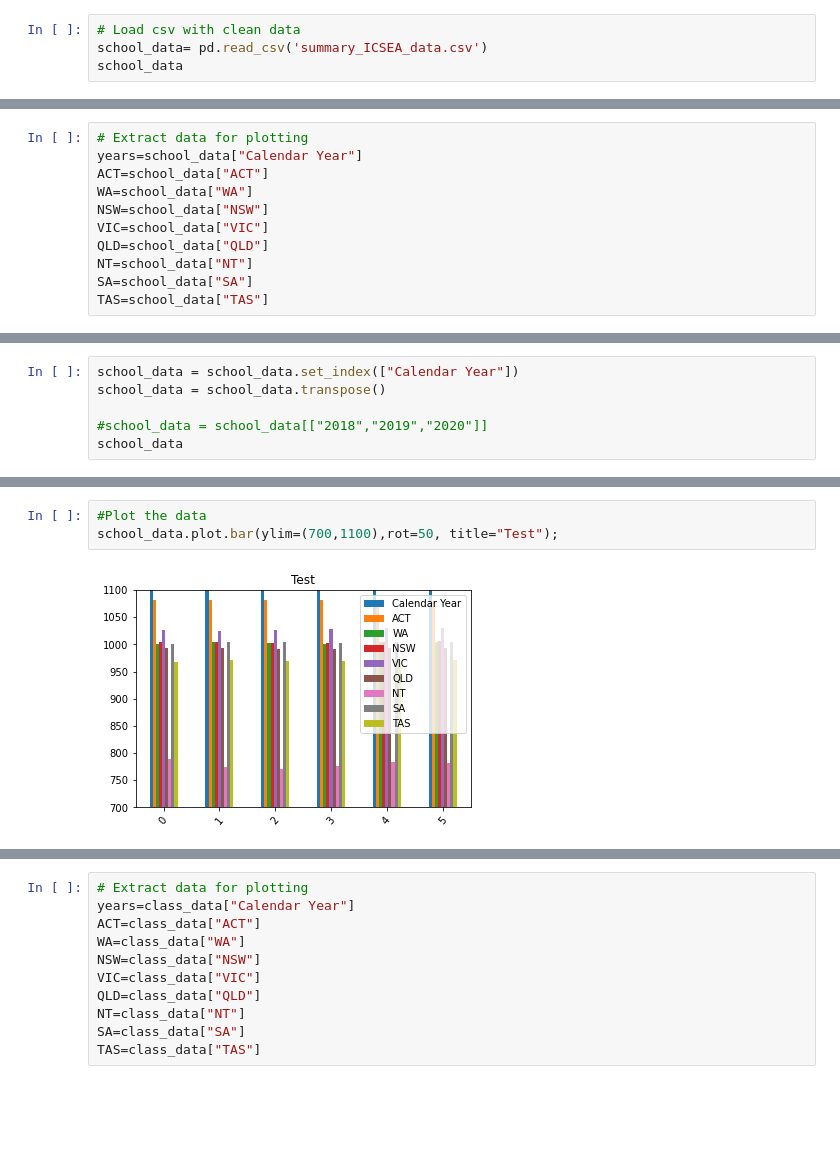
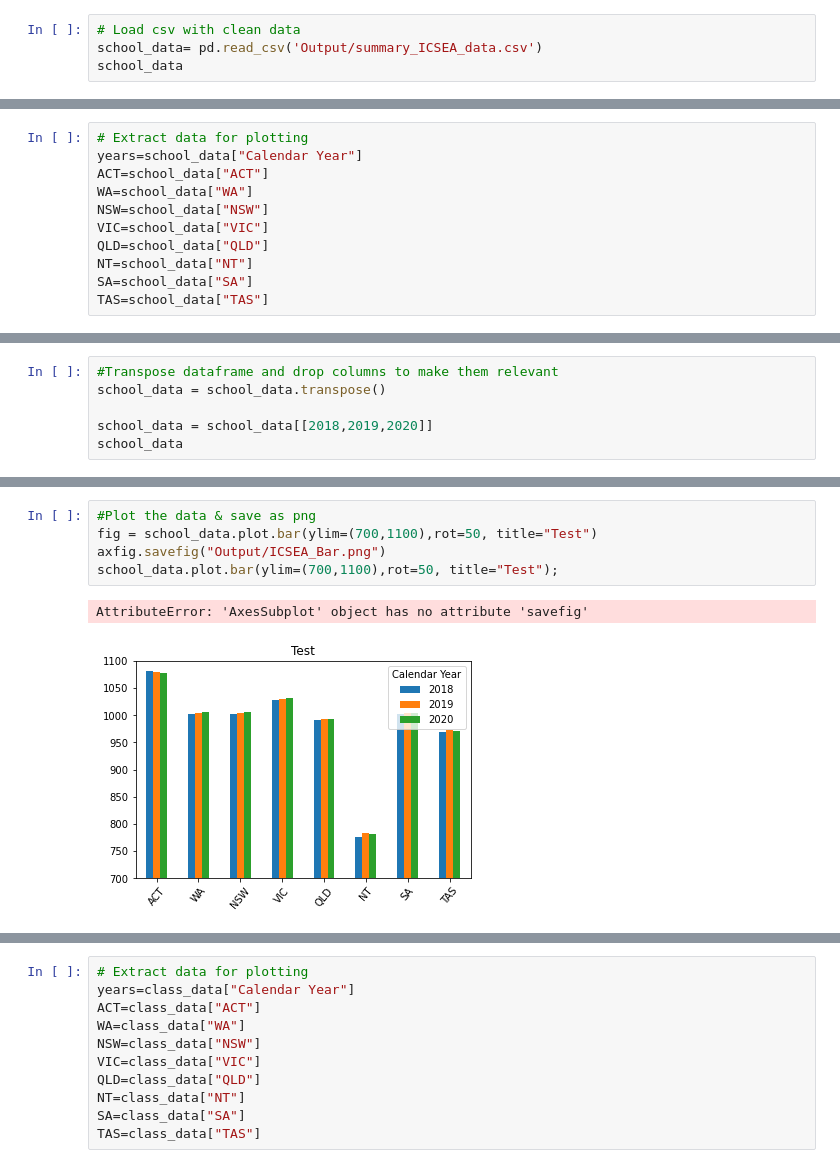
Before and after one commit to keners27/Project-1, a Jupyter notebook: School Data/school_data_analysis.ipynb, the cells around one changed output, grey strips where cells are left out. Cells and saved outputs as stored; diff of their text form; blank space fills up the shorter version.

Commit message:
Saving figures

```diff
--- a/School Data/school_data_analysis.ipynb
+++ b/School Data/school_data_analysis.ipynb
@@ -4,7 +4,7 @@ import pandas as pd
 import matplotlib.pyplot as plt
 # %%
 # Load csv with clean data
-school_data= pd.read_csv('summary_ICSEA_data.csv')
+school_data= pd.read_csv('Output/summary_ICSEA_data.csv')
 school_data
 # %% [output]
 |  | Calendar Year | ACT | WA | NSW | VIC | QLD | NT | SA | TAS |
@@ -44,7 +58,7 @@ plt.show()
 # %%
-school_data = school_data.set_index(["Calendar Year"])
+#Transpose dataframe and drop columns to make them relevant
 school_data = school_data.transpose()
 
-#school_data = school_data[["2018","2019","2020"]]
+school_data = school_data[[2018,2019,2020]]
 school_data
 # %% [output]
@@ -52,7 +74,10 @@ KeyError: "None of ['Calendar Year'] are in the columns"
 # %%
-#Plot the data
+#Plot the data & save as png
+fig = school_data.plot.bar(ylim=(700,1100),rot=50, title="Test")
+axfig.savefig("Output/ICSEA_Bar.png")
 school_data.plot.bar(ylim=(700,1100),rot=50, title="Test");
 # %% [output]
+AttributeError: 'AxesSubplot' object has no attribute 'savefig'
-[figure, old version]
+[figure, new version]
 # %%
 # Load CSV
```
Also changed, not shown: parts of 5 cells of this notebook, 4 other files.
